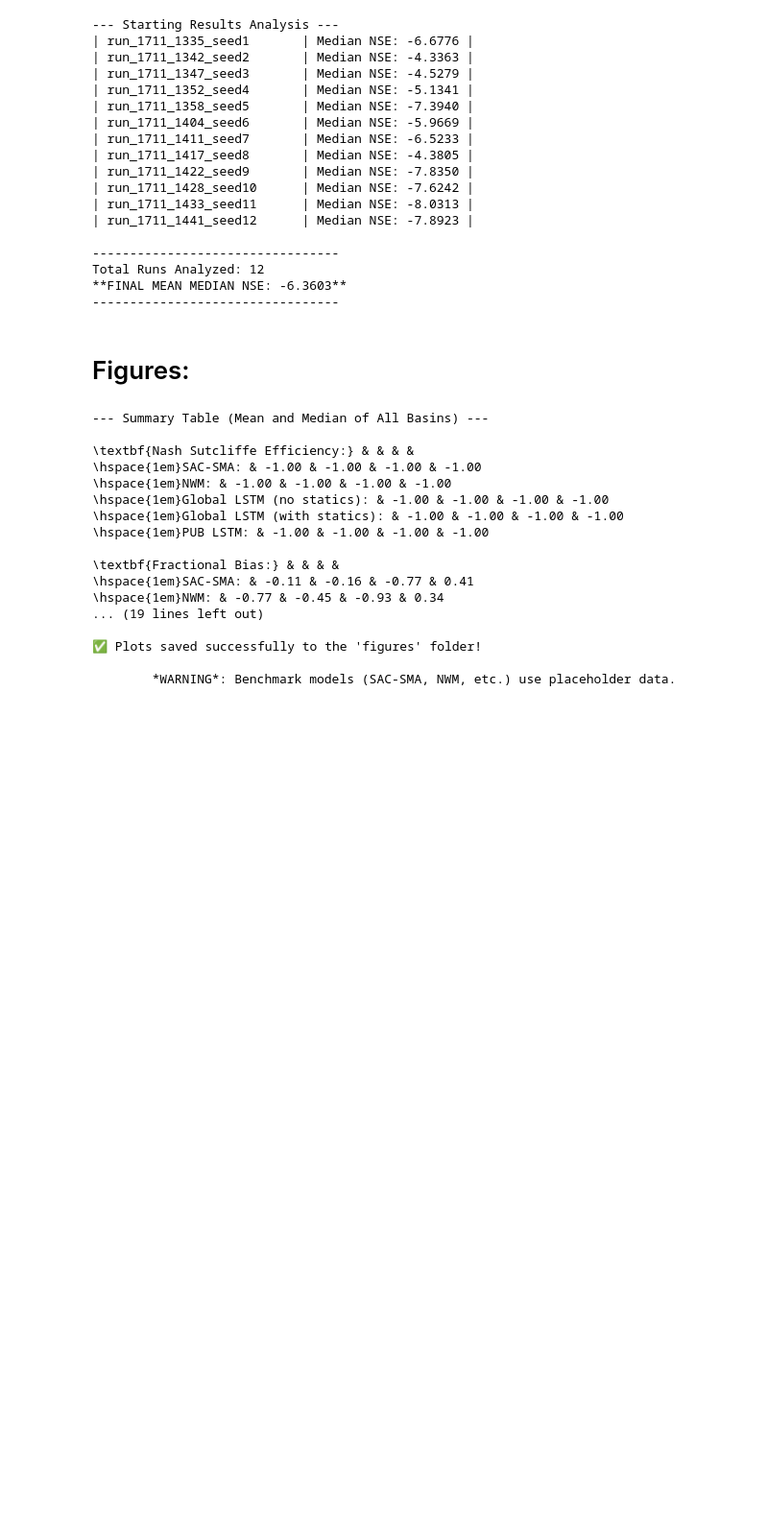
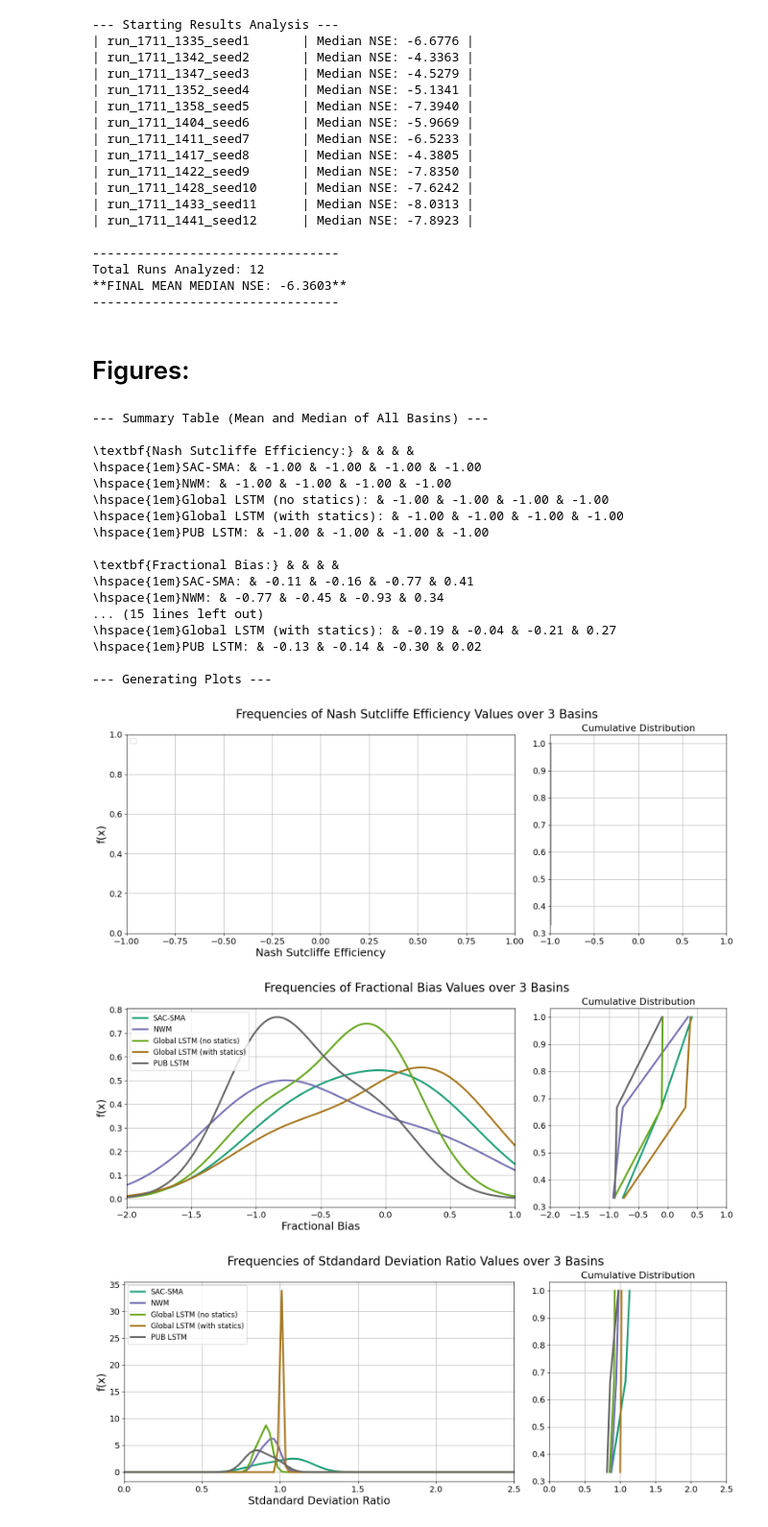
Before and after one commit to AJ-W00d/HydroAuditToolFrameowrk, a Jupyter notebook: Notebook/debugging.ipynb, the cells around one changed output. Shown at 96% size. Drawn from its saved outputs; the diff is of its cells as text; code cells hidden in the pictures; blank space fills up the shorter version.

Commit message:
lstm developed, trained, and evaluated

```diff
--- a/Notebook/debugging.ipynb
+++ b/Notebook/debugging.ipynb
@@ -193,8 +193,17 @@ Total Runs Analyzed: 12
 # %% [markdown]
 # Figures:
 # %%
+import sys
+# Manually add the Scripts directory to the Python path
+sys.path.append(r"C:\Users\hdagne1\Box\NRT_Project_2025Fall\Habtamu\HydroAuditToolFrameowrk")
 
-BASE_RUN_DIR = r"C:\Users\hdagne1\Box\NRT_Project_2025Fall\Habtamu\HydroAuditToolFrameowrk\runs"
+import pickle
+import numpy as np
+import pandas as pd
+import matplotlib.pyplot as plt
+from pathlib import Path
+from scipy.stats import gaussian_kde
+# Now the import should work using the Scripts prefix
 from Scripts.metrics import calc_nse
 
 # --- Configuration (Adjust Paths) ---
@@ -396,6 +405,7 @@ def plot_pdfs_cdfs(stats_array):
 
         figname = FIGURES_DIR / f"frequencies_{stat_name.replace(' ', '_')}.png"
         plt.savefig(figname, bbox_inches='tight')
+        plt.show() # ADDED for notebook display
         plt.close()
 
 def plot_scatter_comparison(stats_array):
@@ -437,6 +447,7 @@ def plot_scatter_comparison(stats_array):
 
         figname = FIGURES_DIR / f"global_lstm_scatters_{stat_name.replace(' ', '_')}.png"
         plt.savefig(figname, bbox_inches='tight')
+        plt.show() # ADDED for notebook display
         plt.close()
 
 # --- Main Execution ---
@@ -470,34 +481,37 @@ def main():
             print(f"\\hspace{{1em}}{model_name}: & {ens_median:3.2f} & {ens_mean:3.2f} & {ens_min:3.2f} & {ens_max:3.2f}")
 
     print("\n--- Generating Plots ---")
 
     # 3. Plot PDFs and CDFs (Figure 1 in the paper)
     plot_pdfs_cdfs(stats_array)
 
     # 4. Plot Comparative Scatterplots (Figure 2 in the paper)
     plot_scatter_comparison(stats_array)
 
     print(f"\n✅ Plots saved successfully to the '{FIGURES_DIR.name}' folder!")
     print("\n\t*WARNING*: Benchmark models (SAC-SMA, NWM, etc.) use placeholder data.")
 
 
 if __name__ == "__main__":
     main()
 # %% [output]
 --- Summary Table (Mean and Median of All Basins) ---
 
 \textbf{Nash Sutcliffe Efficiency:} & & & &
 \hspace{1em}SAC-SMA: & -1.00 & -1.00 & -1.00 & -1.00
 \hspace{1em}NWM: & -1.00 & -1.00 & -1.00 & -1.00
 \hspace{1em}Global LSTM (no statics): & -1.00 & -1.00 & -1.00 & -1.00
 \hspace{1em}Global LSTM (with statics): & -1.00 & -1.00 & -1.00 & -1.00
 \hspace{1em}PUB LSTM: & -1.00 & -1.00 & -1.00 & -1.00
 
 \textbf{Fractional Bias:} & & & &
 \hspace{1em}SAC-SMA: & -0.11 & -0.16 & -0.77 & 0.41
 \hspace{1em}NWM: & -0.77 & -0.45 & -0.93 & 0.34
-... (19 lines left out)
+... (15 lines left out)
+\hspace{1em}Global LSTM (with statics): & -0.19 & -0.04 & -0.21 & 0.27
+\hspace{1em}PUB LSTM: & -0.13 & -0.14 & -0.30 & 0.02
 
-✅ Plots saved successfully to the 'figures' folder!
-
-        *WARNING*: Benchmark models (SAC-SMA, NWM, etc.) use placeholder data.
+--- Generating Plots ---
+[figure, added]
+[figure, added]
+[figure, added]
```
Also changed, not shown: parts of 1 cell of this notebook.
